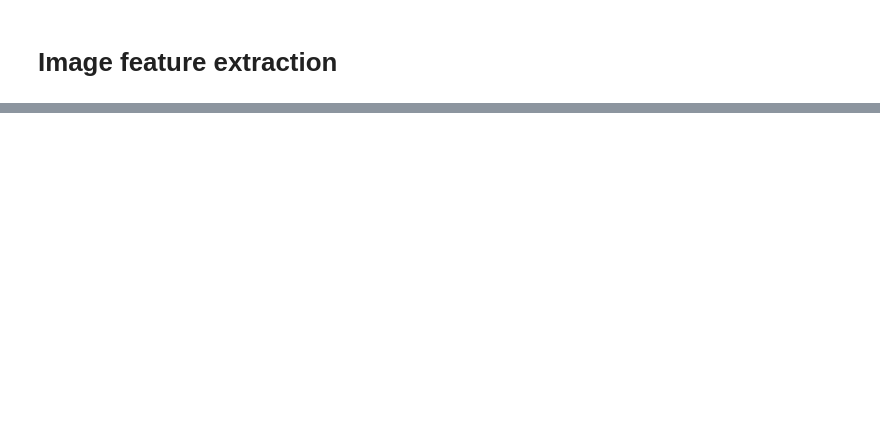
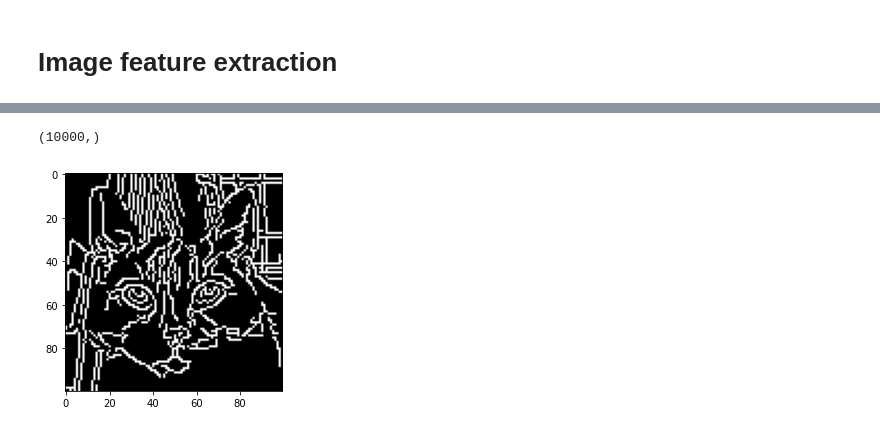
Before and after one commit to duotien/NDUD_HK2_2020, a Jupyter notebook: Features extraction.ipynb, the cells around one changed output, grey strips where cells are left out. Cells and saved outputs as stored; diff of their text form; code cells hidden in the pictures; blank space fills up the shorter version.

```diff
--- a/Features extraction.ipynb
+++ b/Features extraction.ipynb
@@ -45,7 +57,12 @@ for i,col in enumerate(color):
 # %%
 # Edges using Canny Edges Detection
 edge = cv2.Canny(scaled,100,200)
-plt.imshow(edge)
+plt.imshow(cv2.cvtColor(edge, cv2.COLOR_BGR2RGB))
+
+print(edge.flatten().shape)
+# %% [output]
+(10000,)
+[figure, added]
 # %%
 # Color Quantization
 Z = scaled.reshape((-1,3))
```
Also changed, not shown: parts of 5 cells of this notebook.
